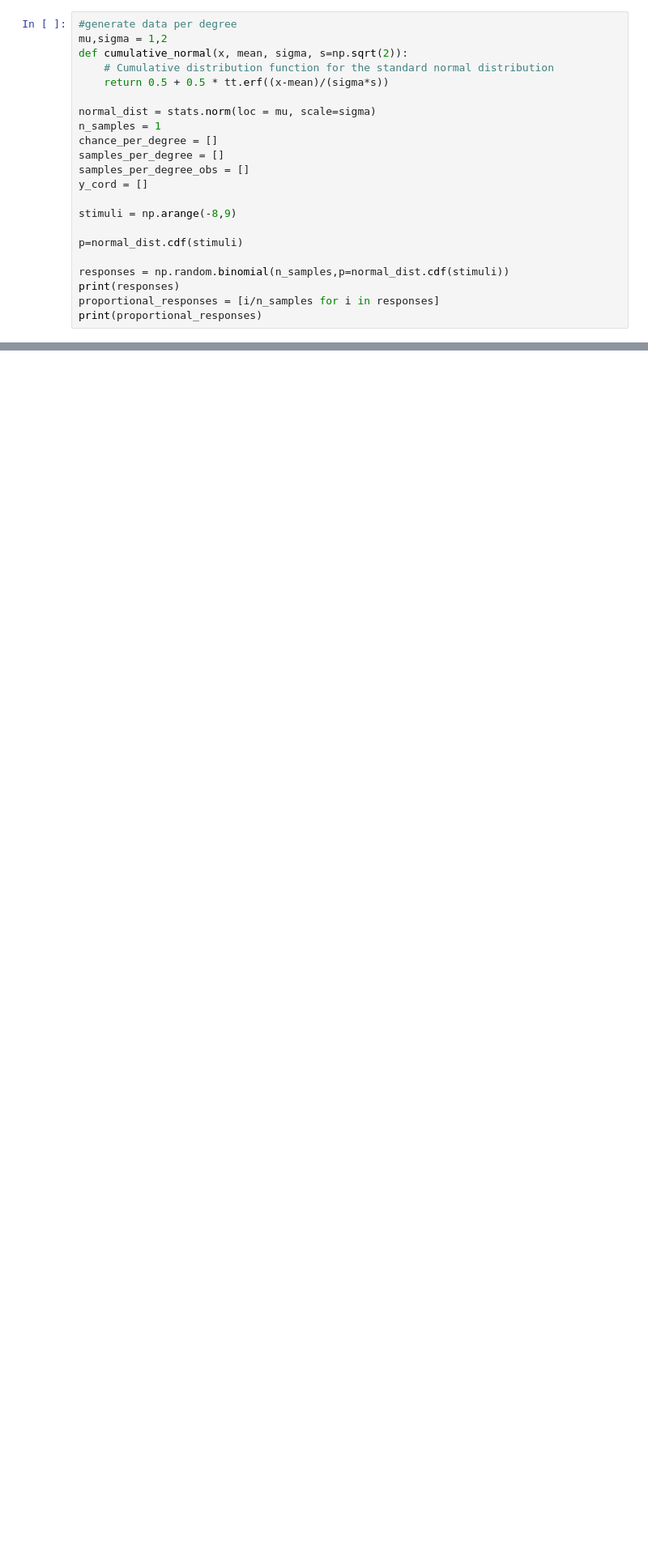
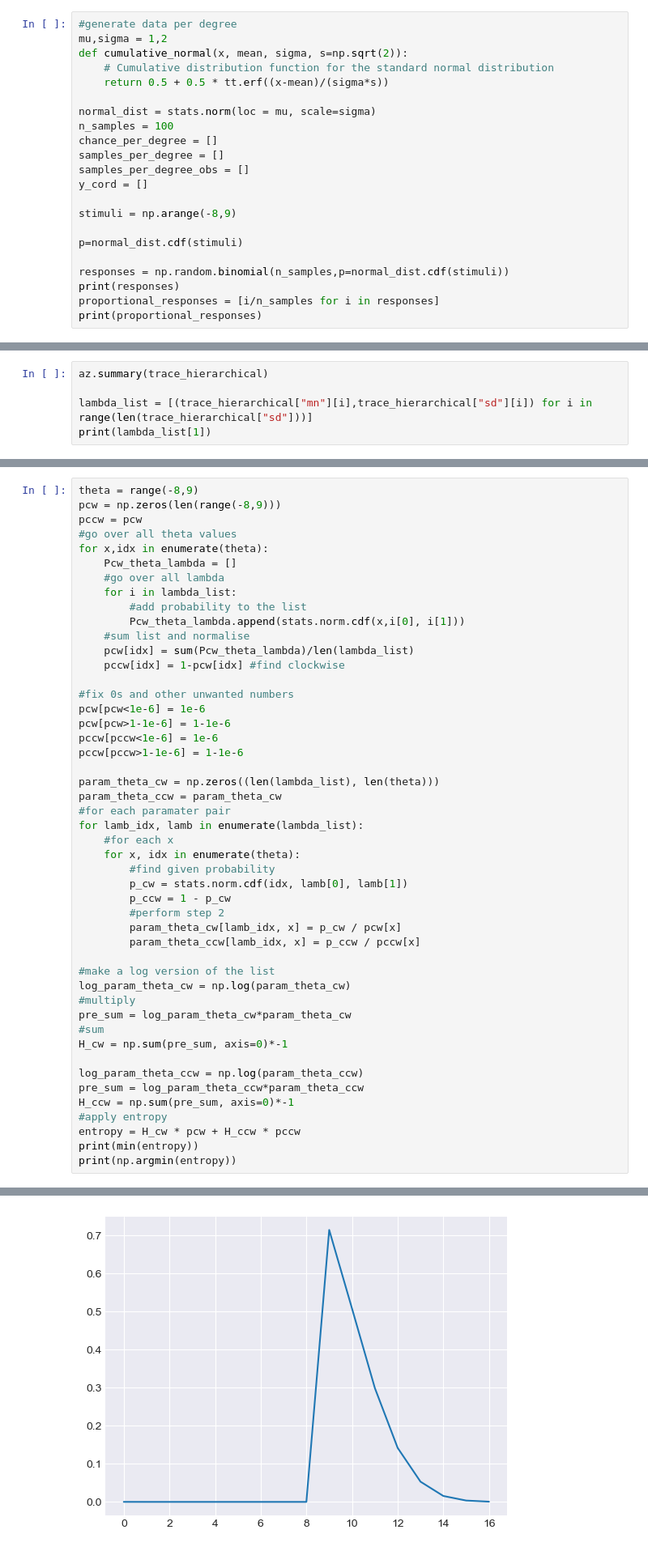
Before and after one commit to LordHerman123/Thesis, a Jupyter notebook: pyMC3_trial.ipynb, the cells around one changed output, grey strips where cells are left out. Shown at 81% size. Saved outputs shown, nothing was run; the diff lists cells and outputs as text; blank space fills up the shorter version.

Commit message:
attempt at entropy

```diff
--- a/pyMC3_trial.ipynb
+++ b/pyMC3_trial.ipynb
@@ -462,7 +462,7 @@ def cumulative_normal(x, mean, sigma, s=np.sqrt(2)):
     return 0.5 + 0.5 * tt.erf((x-mean)/(sigma*s))
 
 normal_dist = stats.norm(loc = mu, scale=sigma)
-n_samples = 1
+n_samples = 100
 chance_per_degree = []
 samples_per_degree = []
 samples_per_degree_obs = []
@@ -568,0 +570,5 @@ Got error No model on context stack. trying to find log_likelihood in translatio
+# %%
+az.summary(trace_hierarchical)
+
+lambda_list = [(trace_hierarchical["mn"][i],trace_hierarchical["sd"][i]) for i in range(len(trace_hierarchical["sd"]))]
+print(lambda_list[1])
@@ -576,3 +585,52 @@ important variable notes
 lambda: the mu,sigma pairs
 x: what degree we are at
 r: either 1 or 0 and that is the response chance
+# %%
+theta = range(-8,9)
+pcw = np.zeros(len(range(-8,9)))
+pccw = pcw
+#go over all theta values
+for x,idx in enumerate(theta):
+    Pcw_theta_lambda = []
+    #go over all lambda
+    for i in lambda_list:
+        #add probability to the list
+        Pcw_theta_lambda.append(stats.norm.cdf(x,i[0], i[1]))
+    #sum list and normalise
+    pcw[idx] = sum(Pcw_theta_lambda)/len(lambda_list)
+    pccw[idx] = 1-pcw[idx] #find clockwise
+
+#fix 0s and other unwanted numbers
+pcw[pcw<1e-6] = 1e-6
+pcw[pcw>1-1e-6] = 1-1e-6
+pccw[pccw<1e-6] = 1e-6
+pccw[pccw>1-1e-6] = 1-1e-6
+
+param_theta_cw = np.zeros((len(lambda_list), len(theta)))
+param_theta_ccw = param_theta_cw
+#for each paramater pair
+for lamb_idx, lamb in enumerate(lambda_list):
+    #for each x
+    for x, idx in enumerate(theta):
+        #find given probability
+        p_cw = stats.norm.cdf(idx, lamb[0], lamb[1])
+        p_ccw = 1 - p_cw
+        #perform step 2
+        param_theta_cw[lamb_idx, x] = p_cw / pcw[x]
+        param_theta_ccw[lamb_idx, x] = p_ccw / pccw[x]
+
+#make a log version of the list
+log_param_theta_cw = np.log(param_theta_cw)
+#multiply
+pre_sum = log_param_theta_cw*param_theta_cw
+#sum
+H_cw = np.sum(pre_sum, axis=0)*-1
+
+log_param_theta_ccw = np.log(param_theta_ccw)
+pre_sum = log_param_theta_ccw*param_theta_ccw
+H_ccw = np.sum(pre_sum, axis=0)*-1
+#apply entropy
+entropy = H_cw * pcw + H_ccw * pccw
+print(min(entropy))
+print(np.argmin(entropy))
+# %% [output]
@@ -578,0 +639 @@ r: either 1 or 0 and that is the response chance
+[figure, added]
```
Also changed, not shown: parts of 9 cells of this notebook.
